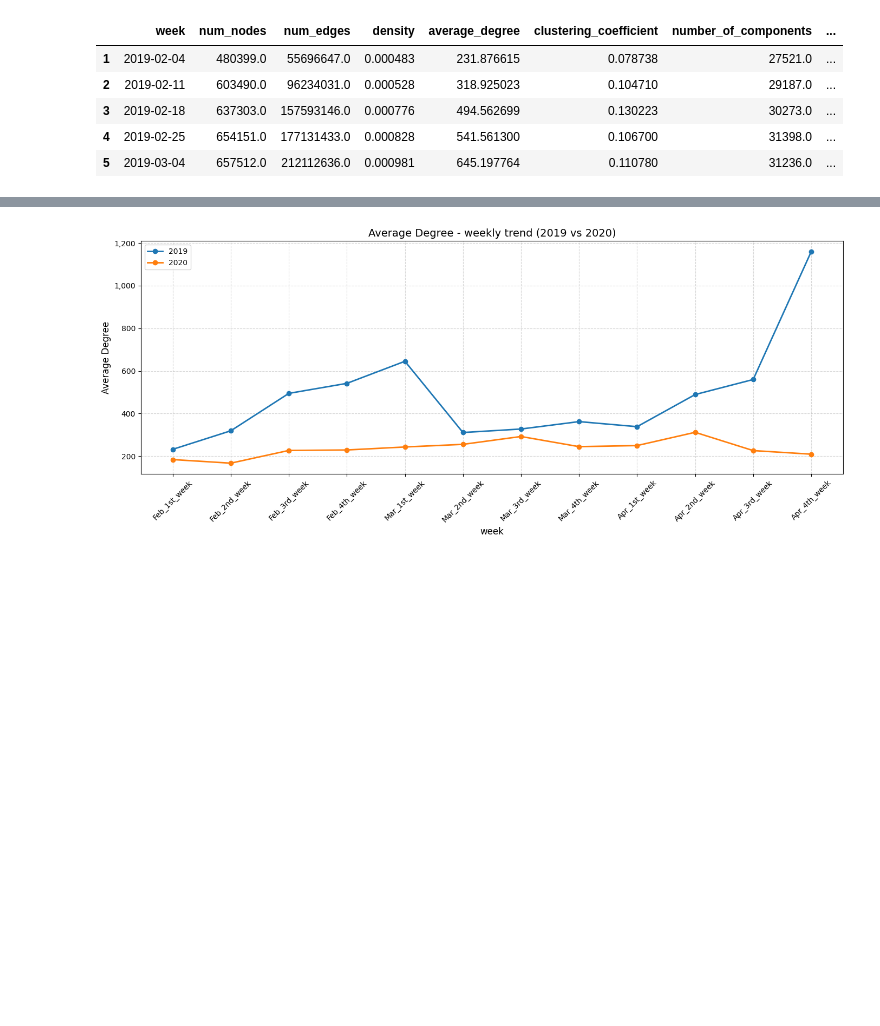
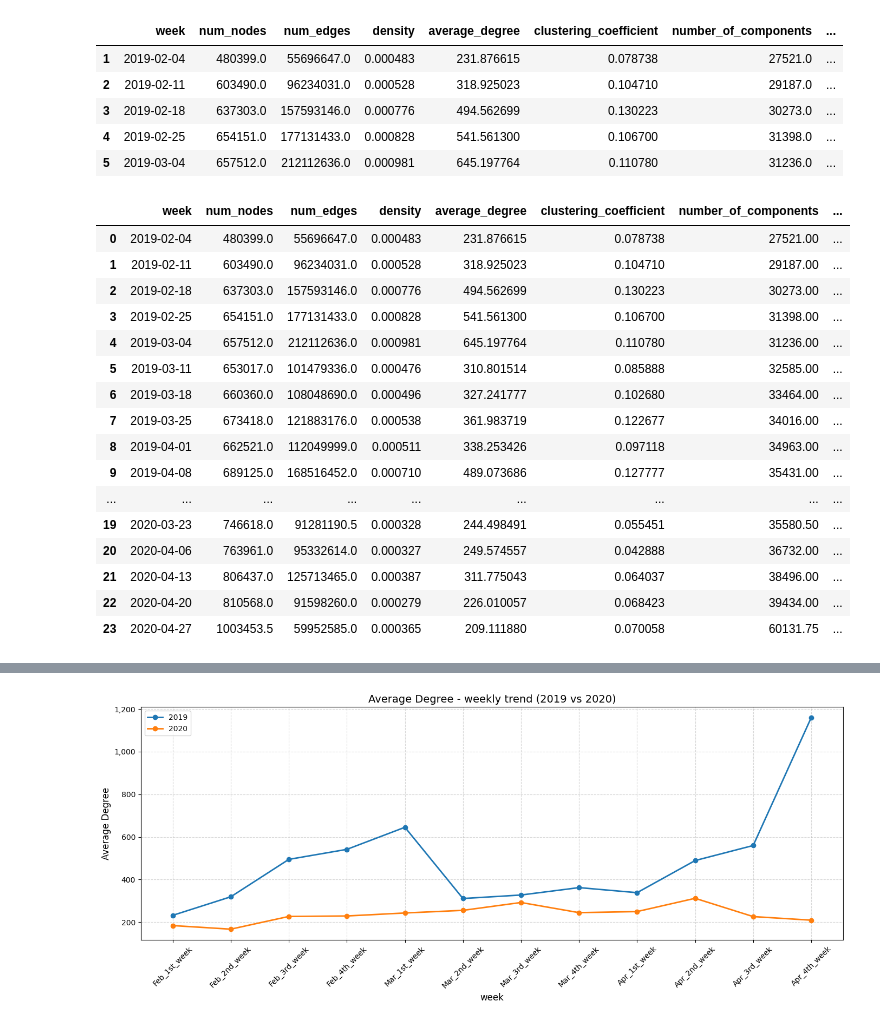
Before and after one commit to INFO-698-InfoSci-Capstone/future-work-social, a Jupyter notebook: src/network_analysis.ipynb, the cells around one changed output, grey strips where cells are left out. Drawn from its saved outputs; the diff is of its cells as text; code cells hidden in the pictures; blank space fills up the shorter version.

```diff
--- a/analysis/Notebooks/network_analysis.ipynb
+++ b/src/network_analysis.ipynb
@@ -526,6 +514,26 @@ network_metrics.to_csv('final_network_metrics.csv', index = False)
 # loading the metrics saved in csv to a df
 network_metrics = pd.read_csv('/content/final_network_metrics.csv', parse_dates=['week'])
 network_metrics['label'] = network_metrics['label'].astype(str)
+# %%
+network_metrics
+# %% [output]
+|  | week | num_nodes | num_edges | density | average_degree | clustering_coefficient | number_of_components | ... |
+| 0 | 2019-02-04 | 480399.0 | 55696647.0 | 0.000483 | 231.876615 | 0.078738 | 27521.00 | ... |
+| 1 | 2019-02-11 | 603490.0 | 96234031.0 | 0.000528 | 318.925023 | 0.104710 | 29187.00 | ... |
+| 2 | 2019-02-18 | 637303.0 | 157593146.0 | 0.000776 | 494.562699 | 0.130223 | 30273.00 | ... |
+| 3 | 2019-02-25 | 654151.0 | 177131433.0 | 0.000828 | 541.561300 | 0.106700 | 31398.00 | ... |
+| 4 | 2019-03-04 | 657512.0 | 212112636.0 | 0.000981 | 645.197764 | 0.110780 | 31236.00 | ... |
+| 5 | 2019-03-11 | 653017.0 | 101479336.0 | 0.000476 | 310.801514 | 0.085888 | 32585.00 | ... |
+| 6 | 2019-03-18 | 660360.0 | 108048690.0 | 0.000496 | 327.241777 | 0.102680 | 33464.00 | ... |
+| 7 | 2019-03-25 | 673418.0 | 121883176.0 | 0.000538 | 361.983719 | 0.122677 | 34016.00 | ... |
+| 8 | 2019-04-01 | 662521.0 | 112049999.0 | 0.000511 | 338.253426 | 0.097118 | 34963.00 | ... |
+| 9 | 2019-04-08 | 689125.0 | 168516452.0 | 0.000710 | 489.073686 | 0.127777 | 35431.00 | ... |
+| ... | ... | ... | ... | ... | ... | ... | ... | ... |
+| 19 | 2020-03-23 | 746618.0 | 91281190.5 | 0.000328 | 244.498491 | 0.055451 | 35580.50 | ... |
+| 20 | 2020-04-06 | 763961.0 | 95332614.0 | 0.000327 | 249.574557 | 0.042888 | 36732.00 | ... |
+| 21 | 2020-04-13 | 806437.0 | 125713465.0 | 0.000387 | 311.775043 | 0.064037 | 38496.00 | ... |
+| 22 | 2020-04-20 | 810568.0 | 91598260.0 | 0.000279 | 226.010057 | 0.068423 | 39434.00 | ... |
+| 23 | 2020-04-27 | 1003453.5 | 59952585.0 | 0.000365 | 209.111880 | 0.070058 | 60131.75 | ... |
 # %%
 # rounding the metrics to 2 decimal places
 float_cols = ['num_nodes', 'num_edges', 'average_degree',
```
Also changed, not shown: parts of 24 cells of this notebook, 12 other files.
